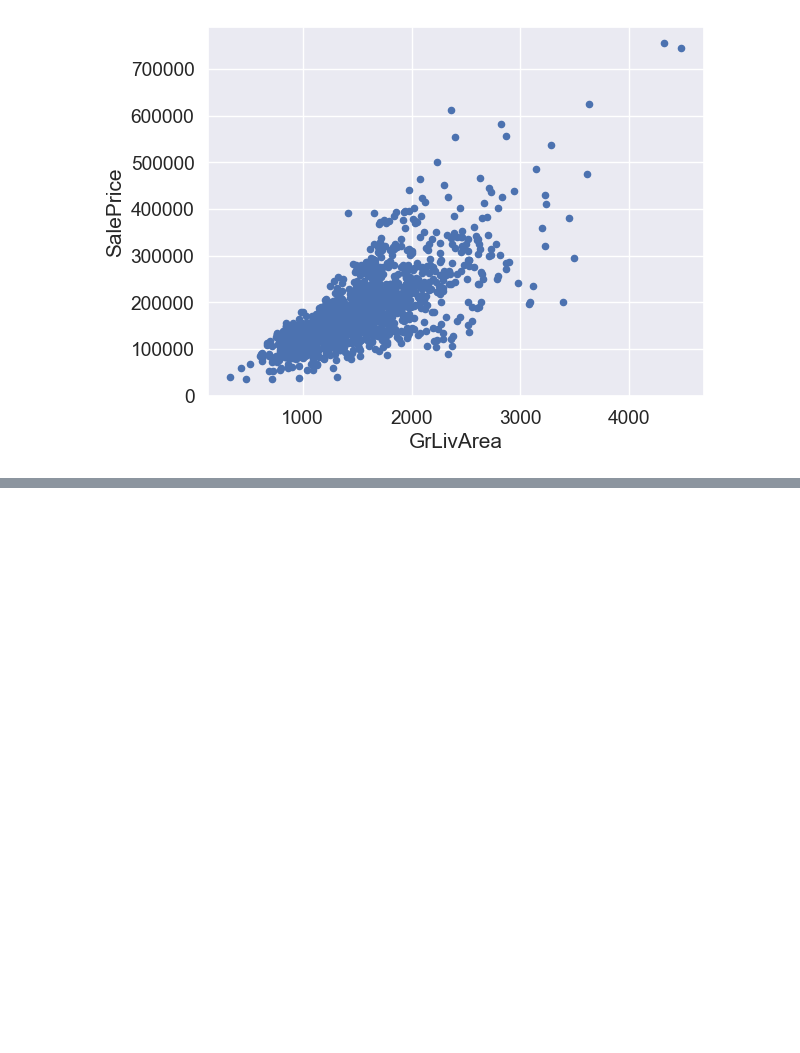
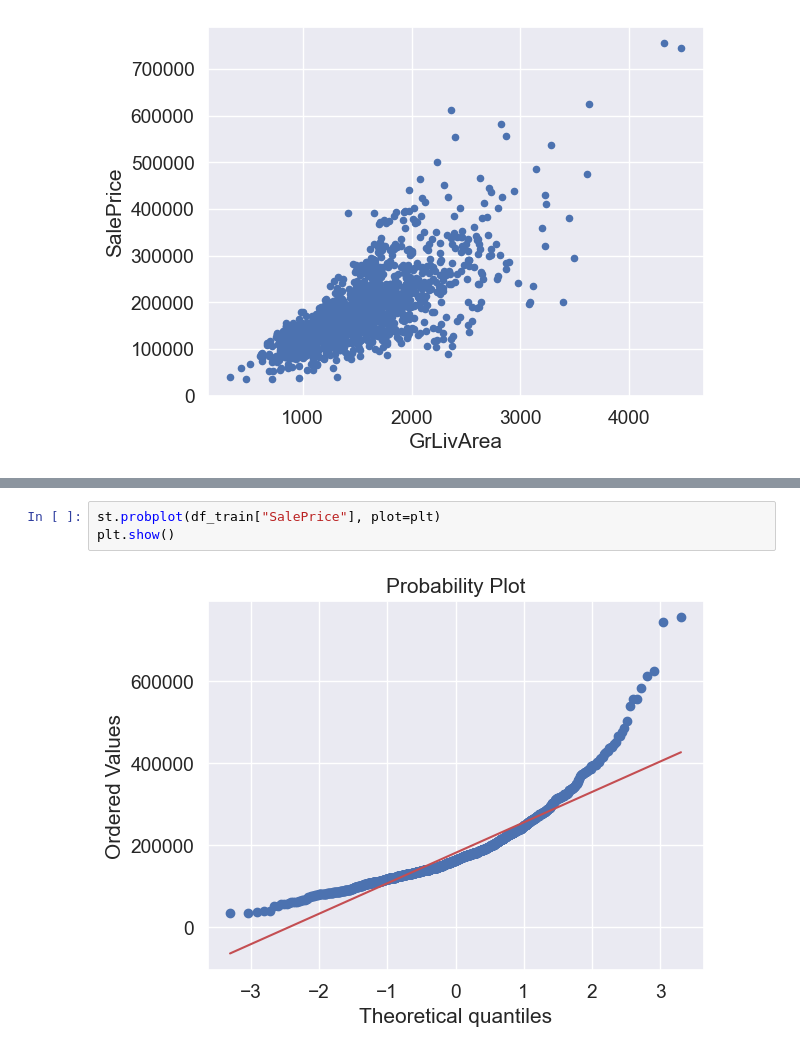
Before and after one commit to mrtrunghieu1/House-Prices-Kaggle-Competition, a Jupyter notebook: src/notebook/EDA_House_Prices.ipynb, the cells around one changed output, grey strips where cells are left out. Saved outputs shown, nothing was run; the diff lists cells and outputs as text; blank space fills up the shorter version.

```diff
--- a/src/notebook/EDA_House_Prices.ipynb
+++ b/src/notebook/EDA_House_Prices.ipynb
@@ -321,0 +339,5 @@ data.plot.scatter(x=variable, y = "SalePrice")
+# %%
+st.probplot(df_train["SalePrice"], plot=plt)
+plt.show()
+# %% [output]
+[figure, added]
```
Also changed, not shown: parts of 13 cells of this notebook.
